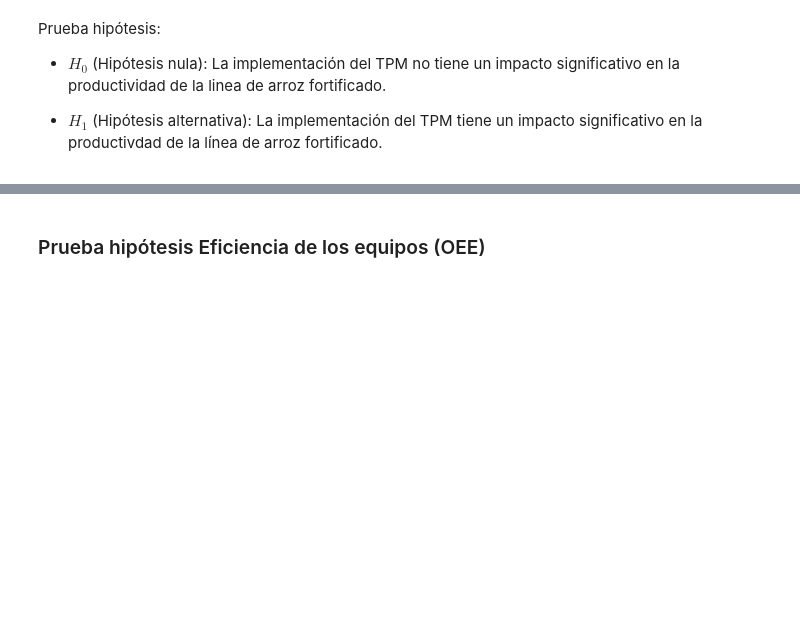
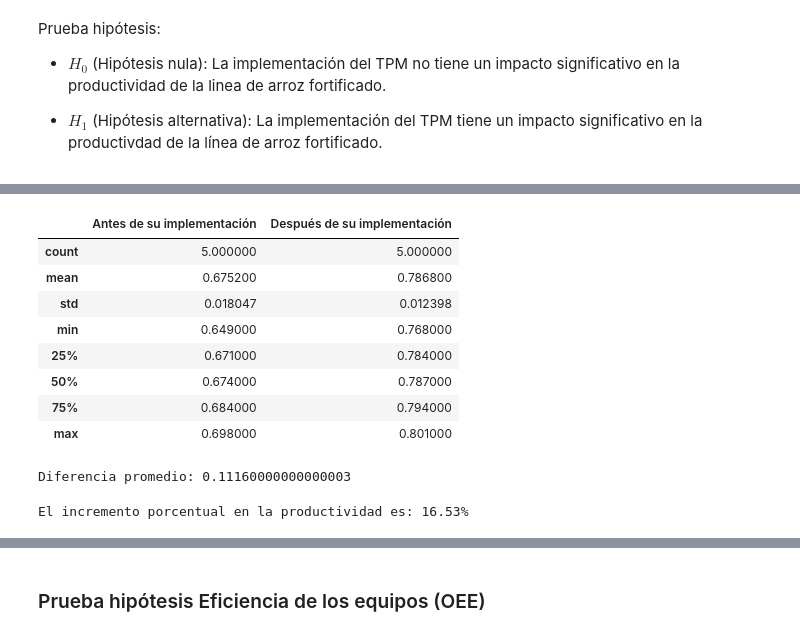
Before and after one commit to antonio-xrp/data-science-path, a Jupyter notebook: 0.5-linux/tesis.ipynb, the cells around one changed output, grey strips where cells are left out. Saved outputs shown, nothing was run; the diff lists cells and outputs as text; code cells hidden in the pictures; blank space fills up the shorter version.

```diff
--- a/0.5-linux/tesis.ipynb
+++ b/0.5-linux/tesis.ipynb
@@ -96,0 +158,6 @@ Rechazamos la hipótesis nula (H₀). Hay evidencia de un impacto significativo
+# %%
+results = {"Antes de su implementación": [0.698, 0.671, 0.684, 0.674, 0.649],
+           "Después de su implementación": [0.787, 0.768, 0.794, 0.784, 0.801]}
+# %%
+df_eficacia = pd.DataFrame(results, index = index_weeks)
+df_eficacia
@@ -96,0 +171,17 @@ Rechazamos la hipótesis nula (H₀). Hay evidencia de un impacto significativo
+# %%
+df_eficacia.describe()
+# %% [output]
+|  | Antes de su implementación | Después de su implementación |
+| count | 5.000000 | 5.000000 |
+| mean | 0.675200 | 0.786800 |
+| std | 0.018047 | 0.012398 |
+| min | 0.649000 | 0.768000 |
+| 25% | 0.671000 | 0.784000 |
+| 50% | 0.674000 | 0.787000 |
+| 75% | 0.684000 | 0.794000 |
+| max | 0.698000 | 0.801000 |
+# %%
+diferencia_promedio = df_eficacia["Después de su implementación"].mean() - df_eficacia["Antes de su implementación"].mean()
+print(f"Diferencia promedio: {diferencia_promedio}")
+# %% [output]
+Diferencia promedio: 0.11160000000000003
@@ -96,0 +191,5 @@ Rechazamos la hipótesis nula (H₀). Hay evidencia de un impacto significativo
+# %%
+incremento_porcentual = ((media_despues - media_antes) / media_antes) * 100
+print(f"El incremento porcentual en la productividad es: {incremento_porcentual:.2f}%")
+# %% [output]
+El incremento porcentual en la productividad es: 16.53%
```
Also changed, not shown: parts of 36 cells of this notebook, 2 other files.
